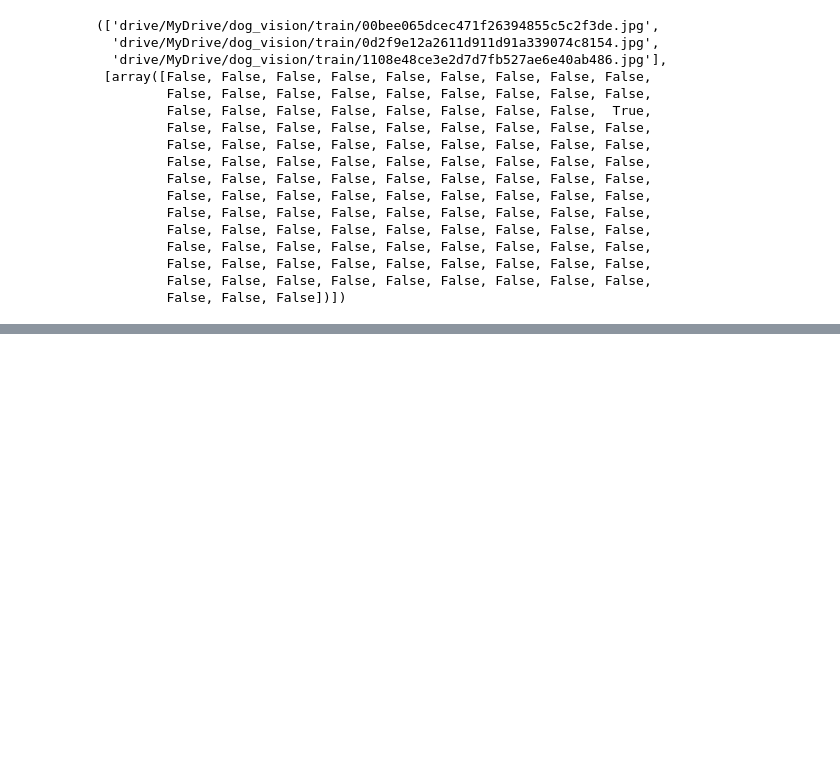
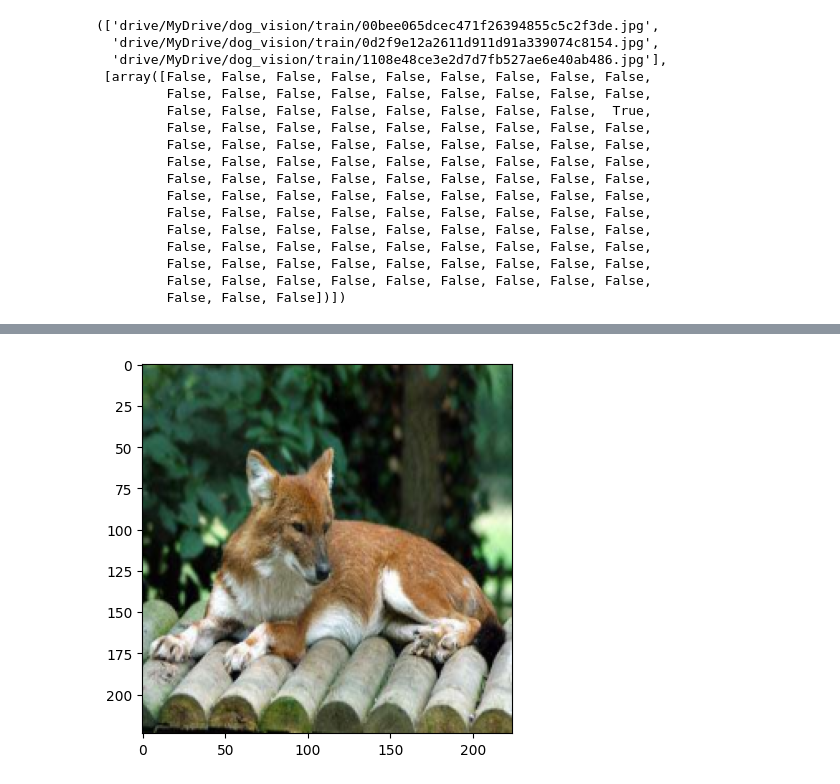
Before and after one commit to rezaazimibar/MachineLearning-projects-playground, a Jupyter notebook: RegularProjects/dog_breed-classification/dog_breed_prediction.ipynb, the cells around one changed output, grey strips where cells are left out. Saved outputs shown, nothing was run; the diff lists cells and outputs as text; code cells hidden in the pictures; blank space fills up the shorter version.

```diff
--- a/RegularProjects/dog_breed-classification/dog_breed_prediction.ipynb
+++ b/RegularProjects/dog_breed-classification/dog_breed_prediction.ipynb
@@ -235,0 +316,25 @@ x_train[:3], y_train[:1]
+# %%
+# Define image size
+IMG_SIZE = 224
+
+# Create a function for preprocessing images
+def process_image(image_path):
+  """
+  Take an image file path and turn the image into a Tensor.
+  """
+  # Read in an image file
+  image = tf.io.read_file(image_path)
+  # Turn the jpeg image into numerical tensor
+  image = tf.image.decode_jpeg(image, channels=3)
+  # Convert the color channel values from 0-255 to 0-1 values
+  image = tf.image.convert_image_dtype(image, tf.float32)
+  # Resize the image to our desired value (224, 224)
+  image = tf.image.resize(image, size=[IMG_SIZE, IMG_SIZE])
+
+  return image
+# %%
+red_image = process_image(filenames[42])
+plImg = plt.imshow(red_image.numpy())
+plt.show()
+# %% [output]
+[figure, added]
```
Also changed, not shown: parts of 7 cells of this notebook.
